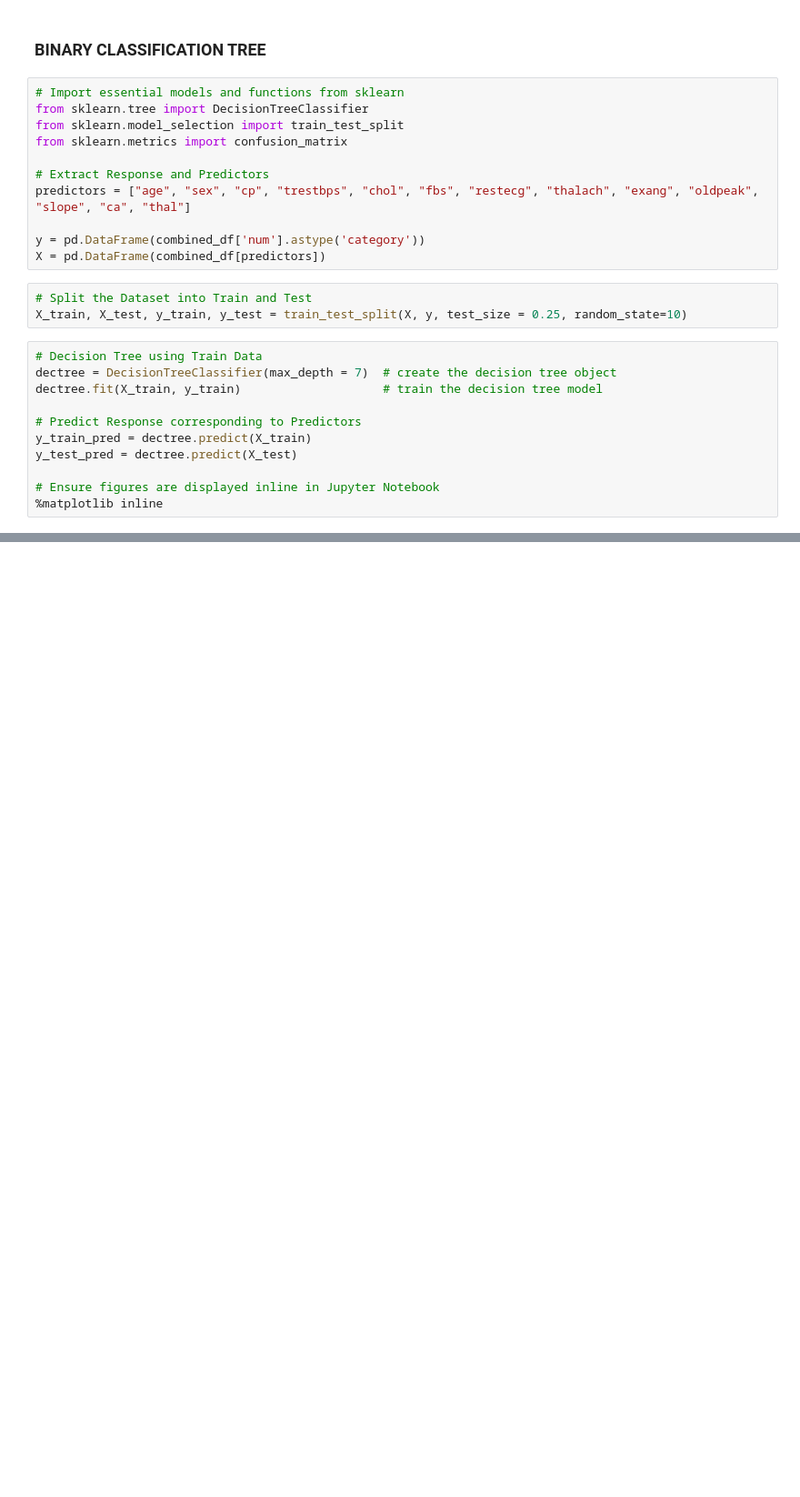
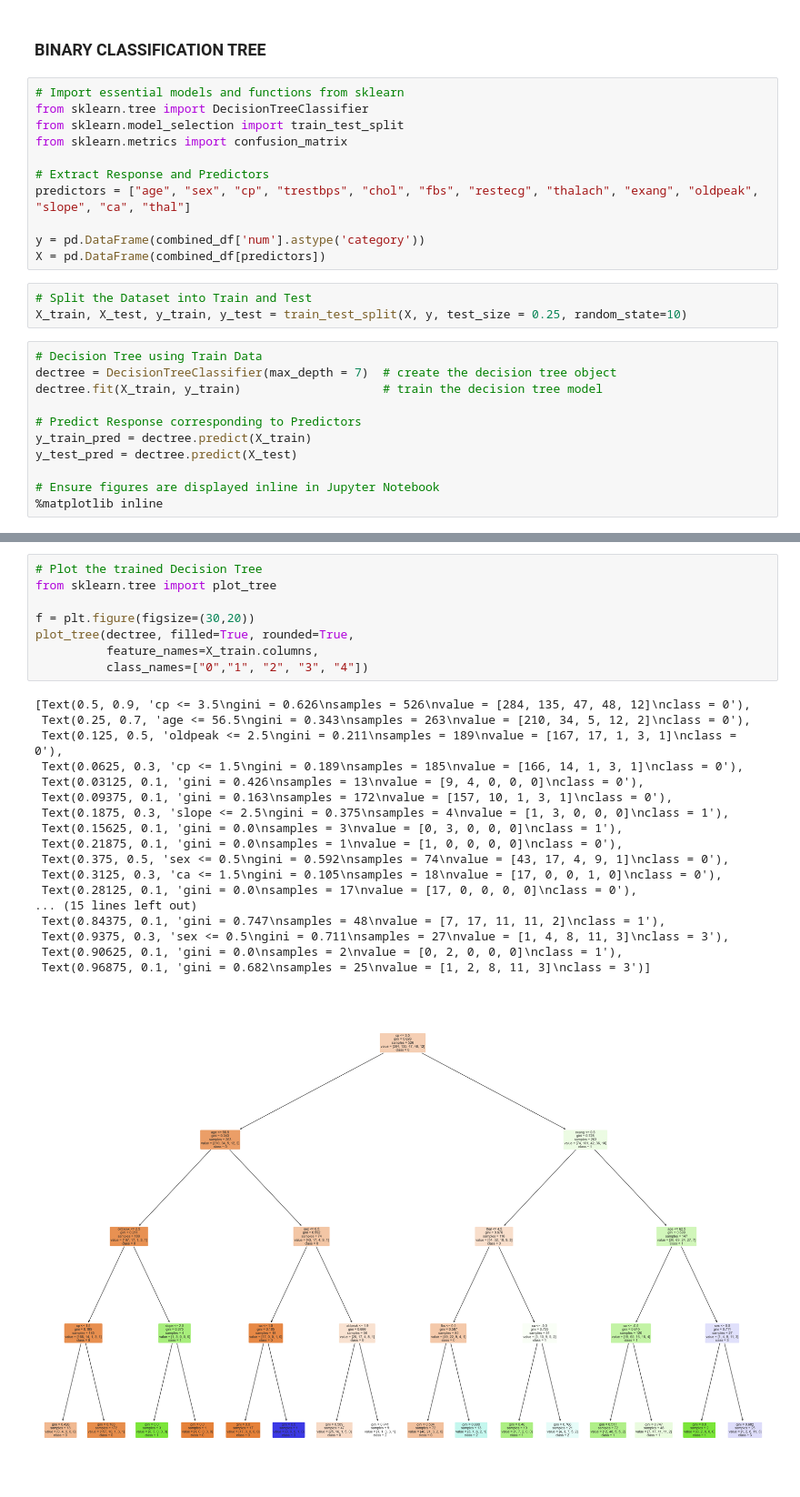
Before and after one commit to owennigel1/Machine-Learning-Based-Heart-Disease-Diagnosis, a Jupyter notebook: notebook.ipynb, the cells around one changed output, grey strips where cells are left out. Shown at 91% size. Drawn from its saved outputs; the diff is of its cells as text; blank space fills up the shorter version.

```diff
--- a/notebook.ipynb
+++ b/notebook.ipynb
@@ -705,0 +793,27 @@ Error:
+# %%
+# Plot the trained Decision Tree
+from sklearn.tree import plot_tree
+
+f = plt.figure(figsize=(30,20))
+plot_tree(dectree, filled=True, rounded=True,
+          feature_names=X_train.columns,
+          class_names=["0","1", "2", "3", "4"])
+# %% [output]
+[Text(0.5, 0.9, 'cp <= 3.5\ngini = 0.626\nsamples = 526\nvalue = [284, 135, 47, 48, 12]\nclass = 0'),
+ Text(0.25, 0.7, 'age <= 56.5\ngini = 0.343\nsamples = 263\nvalue = [210, 34, 5, 12, 2]\nclass = 0'),
+ Text(0.125, 0.5, 'oldpeak <= 2.5\ngini = 0.211\nsamples = 189\nvalue = [167, 17, 1, 3, 1]\nclass = 0'),
+ Text(0.0625, 0.3, 'cp <= 1.5\ngini = 0.189\nsamples = 185\nvalue = [166, 14, 1, 3, 1]\nclass = 0'),
+ Text(0.03125, 0.1, 'gini = 0.426\nsamples = 13\nvalue = [9, 4, 0, 0, 0]\nclass = 0'),
+ Text(0.09375, 0.1, 'gini = 0.163\nsamples = 172\nvalue = [157, 10, 1, 3, 1]\nclass = 0'),
+ Text(0.1875, 0.3, 'slope <= 2.5\ngini = 0.375\nsamples = 4\nvalue = [1, 3, 0, 0, 0]\nclass = 1'),
+ Text(0.15625, 0.1, 'gini = 0.0\nsamples = 3\nvalue = [0, 3, 0, 0, 0]\nclass = 1'),
+ Text(0.21875, 0.1, 'gini = 0.0\nsamples = 1\nvalue = [1, 0, 0, 0, 0]\nclass = 0'),
+ Text(0.375, 0.5, 'sex <= 0.5\ngini = 0.592\nsamples = 74\nvalue = [43, 17, 4, 9, 1]\nclass = 0'),
+ Text(0.3125, 0.3, 'ca <= 1.5\ngini = 0.105\nsamples = 18\nvalue = [17, 0, 0, 1, 0]\nclass = 0'),
+ Text(0.28125, 0.1, 'gini = 0.0\nsamples = 17\nvalue = [17, 0, 0, 0, 0]\nclass = 0'),
+... (15 lines left out)
+ Text(0.84375, 0.1, 'gini = 0.747\nsamples = 48\nvalue = [7, 17, 11, 11, 2]\nclass = 1'),
+ Text(0.9375, 0.3, 'sex <= 0.5\ngini = 0.711\nsamples = 27\nvalue = [1, 4, 8, 11, 3]\nclass = 3'),
+ Text(0.90625, 0.1, 'gini = 0.0\nsamples = 2\nvalue = [0, 2, 0, 0, 0]\nclass = 1'),
+ Text(0.96875, 0.1, 'gini = 0.682\nsamples = 25\nvalue = [1, 2, 8, 11, 3]\nclass = 3')]
+[figure, added]
```
Also changed, not shown: parts of 34 cells of this notebook.
